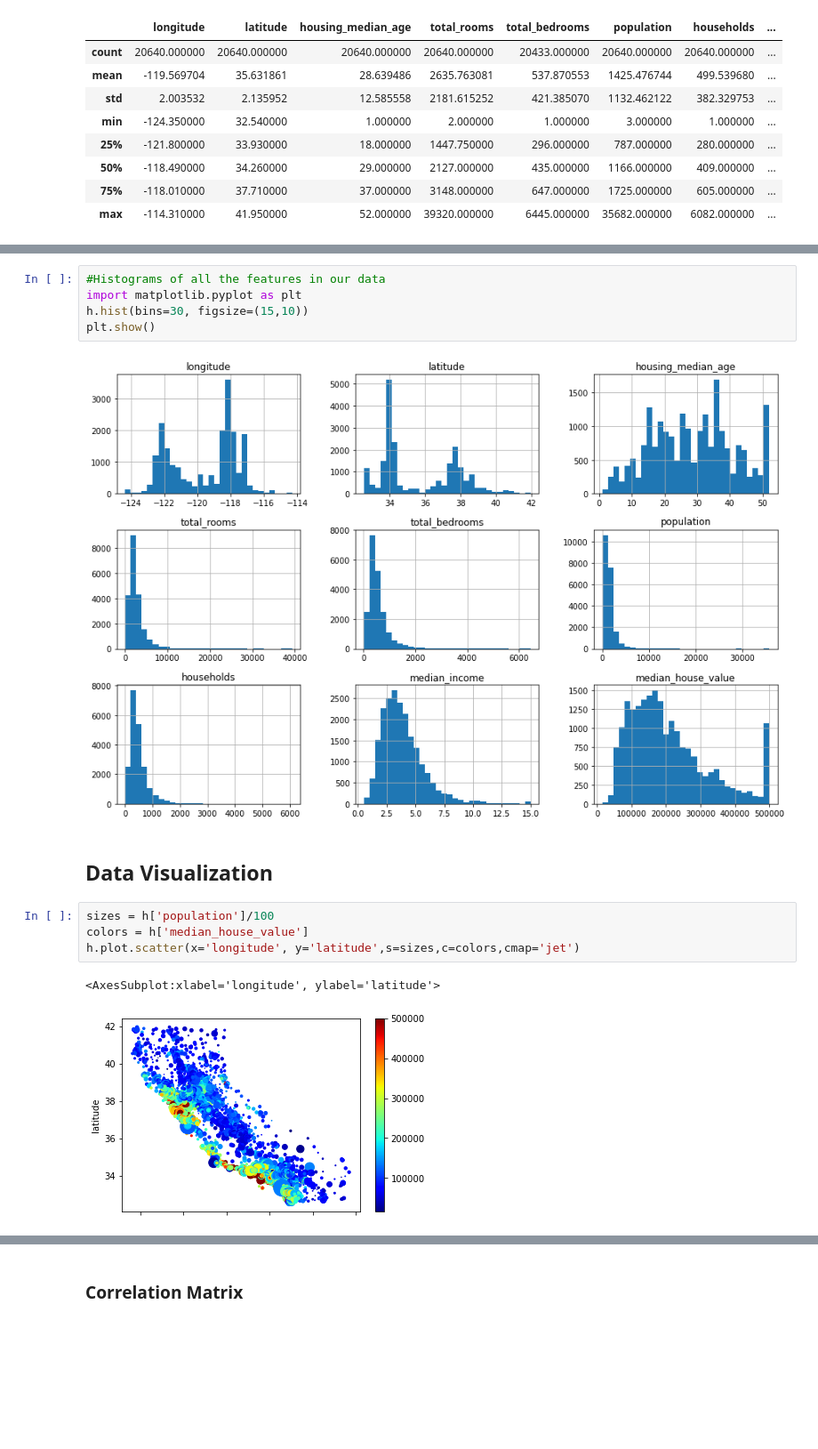
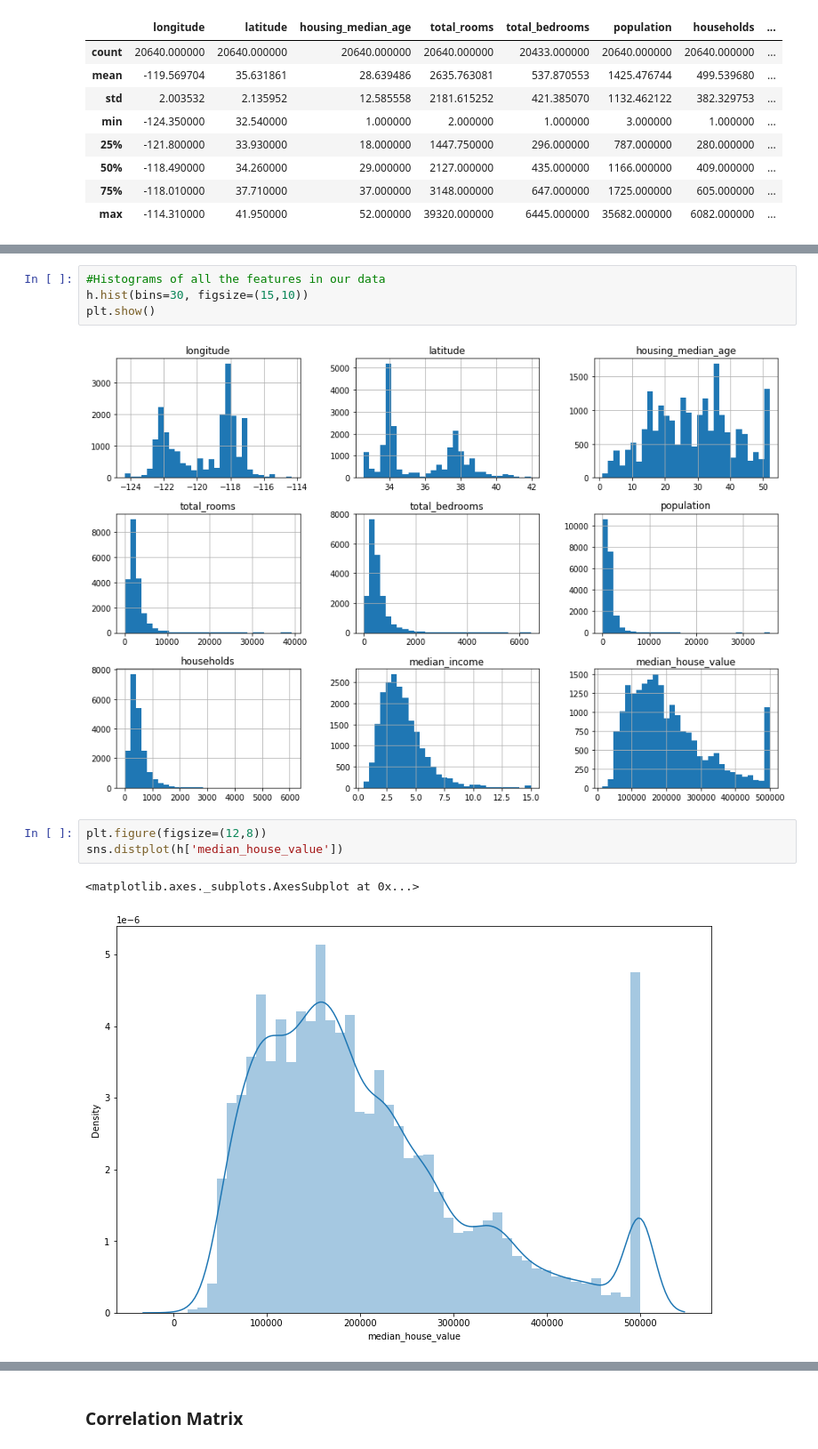
Before and after one commit to akhalifaa/CanadaHousing, a Jupyter notebook: CanadaHousing.ipynb, the cells around one changed output, grey strips where cells are left out. Shown at 89% size. Cells and saved outputs as stored; diff of their text form; blank space fills up the shorter version.

```diff
--- a/CanadaHousing.ipynb
+++ b/CanadaHousing.ipynb
@@ -60,16 +64,12 @@ h.describe()
 # %%
 #Histograms of all the features in our data
-import matplotlib.pyplot as plt
 h.hist(bins=30, figsize=(15,10))
 plt.show()
 # %% [output]
 [figure]
-# %% [markdown]
-## Data Visualization
-# %%
-sizes = h['population']/100
-colors = h['median_house_value']
-h.plot.scatter(x='longitude', y='latitude',s=sizes,c=colors,cmap='jet')
-# %% [output]
-<AxesSubplot:xlabel='longitude', ylabel='latitude'>
-[figure, removed]
+# %%
+plt.figure(figsize=(12,8))
+sns.distplot(h['median_house_value'])
+# %% [output]
+<matplotlib.axes._subplots.AxesSubplot at 0x...>
+[figure, added]
```
Also changed, not shown: parts of 29 cells of this notebook.
